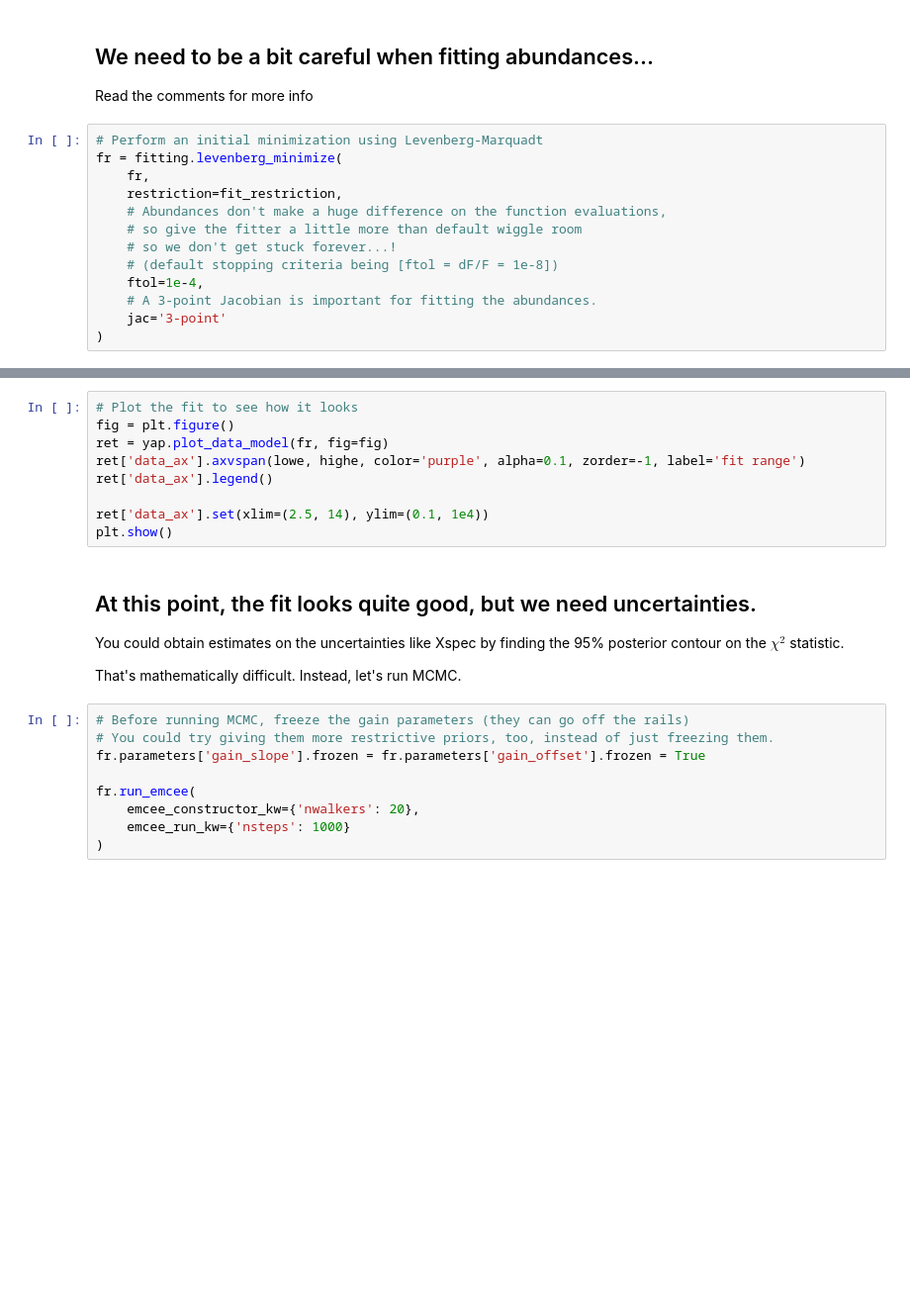
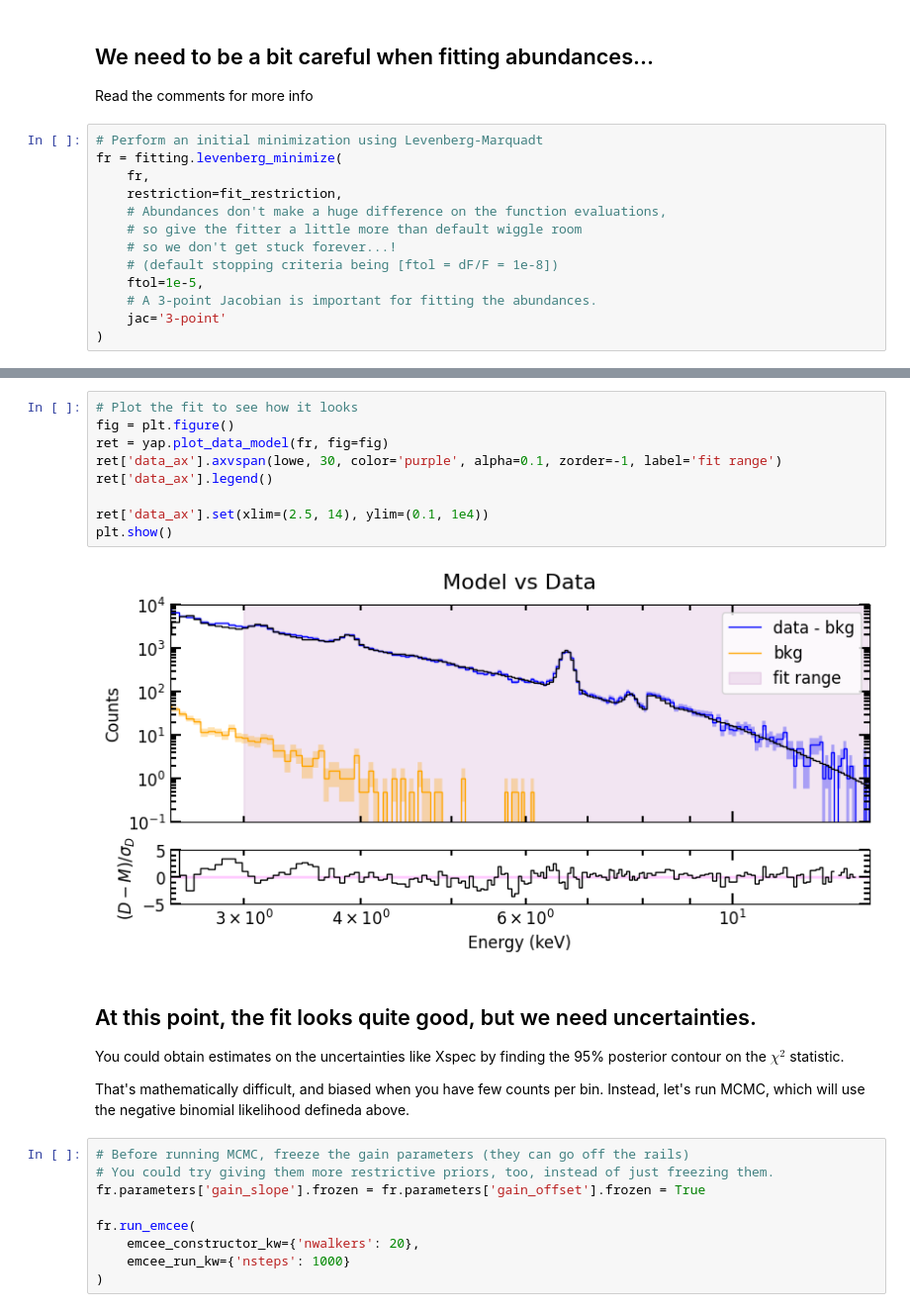
Before and after one commit to settwi/yaff, a Jupyter notebook: examples/5 solexs_fit.ipynb, the cells around one changed output, grey strips where cells are left out. Shown at 99% size. Cells and saved outputs as stored; diff of their text form; blank space fills up the shorter version.

```diff
--- a/examples/5 solexs_fit.ipynb
+++ b/examples/5 solexs_fit.ipynb
@@ -289,7 +320,7 @@ fr = fitting.levenberg_minimize(
     # so give the fitter a little more than default wiggle room
     # so we don't get stuck forever...!
     # (default stopping criteria being [ftol = dF/F = 1e-8])
-    ftol=1e-4,
+    ftol=1e-5,
     # A 3-point Jacobian is important for fitting the abundances.
     jac='3-point'
 )
@@ -299,18 +339,21 @@ fr.parameters
 # %%
 # Plot the fit to see how it looks
 fig = plt.figure()
 ret = yap.plot_data_model(fr, fig=fig)
-ret['data_ax'].axvspan(lowe, highe, color='purple', alpha=0.1, zorder=-1, label='fit range')
+ret['data_ax'].axvspan(lowe, 30, color='purple', alpha=0.1, zorder=-1, label='fit range')
 ret['data_ax'].legend()
 
 ret['data_ax'].set(xlim=(2.5, 14), ylim=(0.1, 1e4))
 plt.show()
+# %% [output]
+[figure, added]
 # %% [markdown]
 ## At this point, the fit looks quite good, but we need uncertainties.
 You could obtain estimates on the uncertainties like Xspec by finding the 95% posterior
     contour on the $\chi^2$ statistic.
 
-That's mathematically difficult. Instead, let's run MCMC.
+That's mathematically difficult, and biased when you have few counts per bin.
+Instead, let's run MCMC, which will use the negative binomial likelihood defineda above.
 # %%
 # Before running MCMC, freeze the gain parameters (they can go off the rails)
 # You could try giving them more restrictive priors, too, instead of just freezing them.
```
Also changed, not shown: parts of 13 cells of this notebook.
